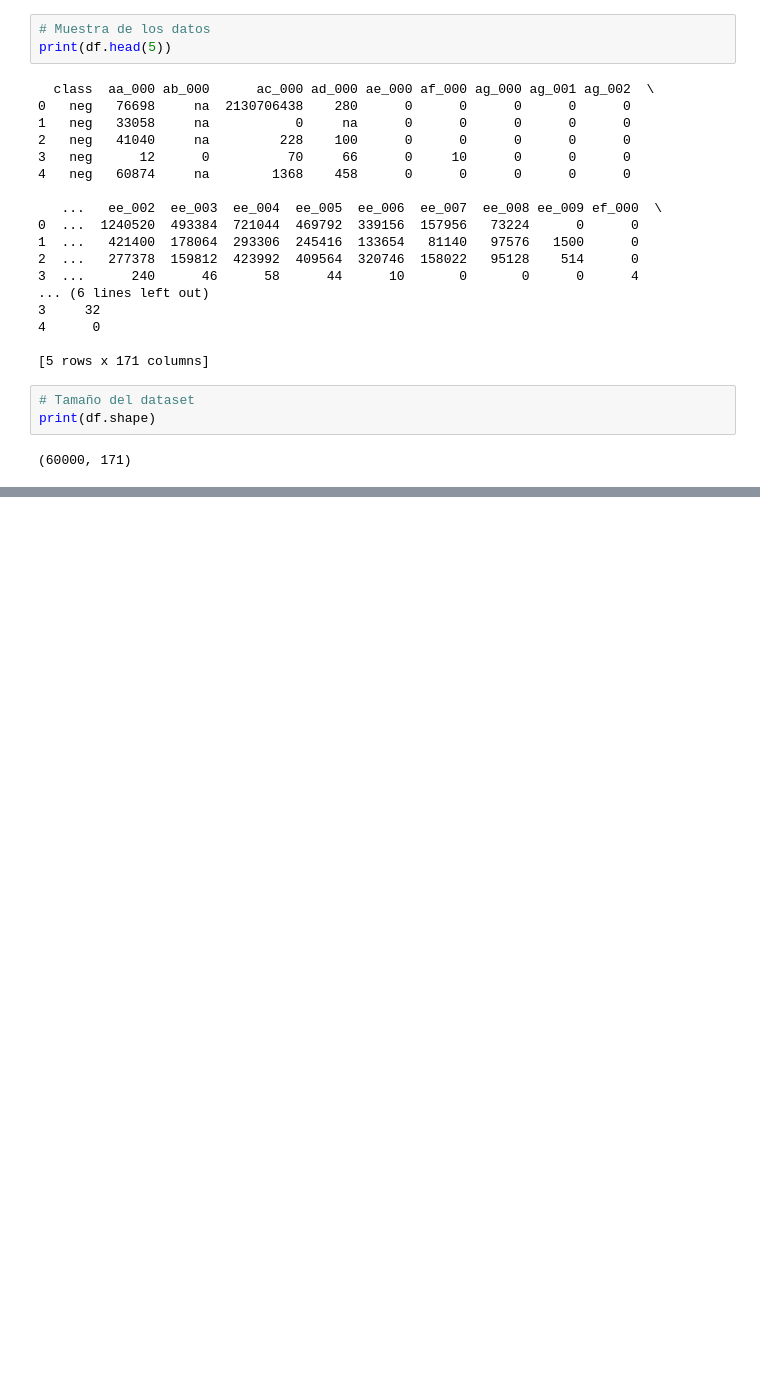
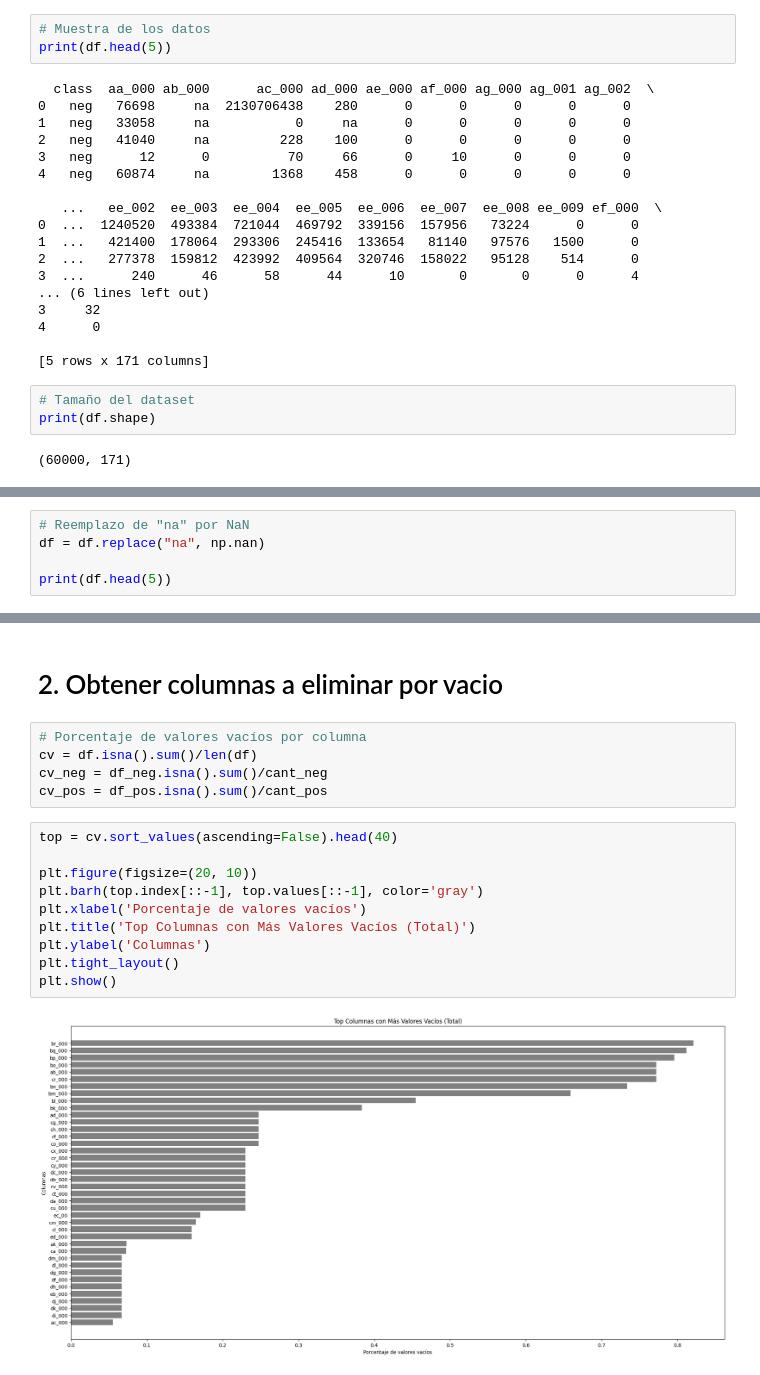
Before and after one commit to marcohinojosag/IA_MKTR, a Jupyter notebook: cod.ipynb, the cells around one changed output, grey strips where cells are left out. Drawn from its saved outputs; the diff is of its cells as text; blank space fills up the shorter version.

```diff
--- a/cod.ipynb
+++ b/cod.ipynb
@@ -98,0 +75,5 @@ Length: 169, dtype: int64
+# %%
+# Reemplazo de "na" por NaN
+df = df.replace("na", np.nan)
+
+print(df.head(5))
@@ -103,3 +106,22 @@ cant_pos = len(df[df.clase == 'pos'])
 print(f"Negativos: {cant_neg}, Positivos: {cant_pos}")
 # %% [output]
 Negativos: 59000, Positivos: 1000
+# %% [markdown]
+# 2. Obtener columnas a eliminar por vacio
+# %%
+# Porcentaje de valores vacíos por columna
+cv = df.isna().sum()/len(df)
+cv_neg = df_neg.isna().sum()/cant_neg
+cv_pos = df_pos.isna().sum()/cant_pos
+# %%
+top = cv.sort_values(ascending=False).head(40)
+
+plt.figure(figsize=(20, 10))
+plt.barh(top.index[::-1], top.values[::-1], color='gray')
+plt.xlabel('Porcentaje de valores vacíos')
+plt.title('Top Columnas con Más Valores Vacíos (Total)')
+plt.ylabel('Columnas')
+plt.tight_layout()
+plt.show()
+# %% [output]
+[figure, added]
```
Also changed, not shown: parts of 32 cells of this notebook.
